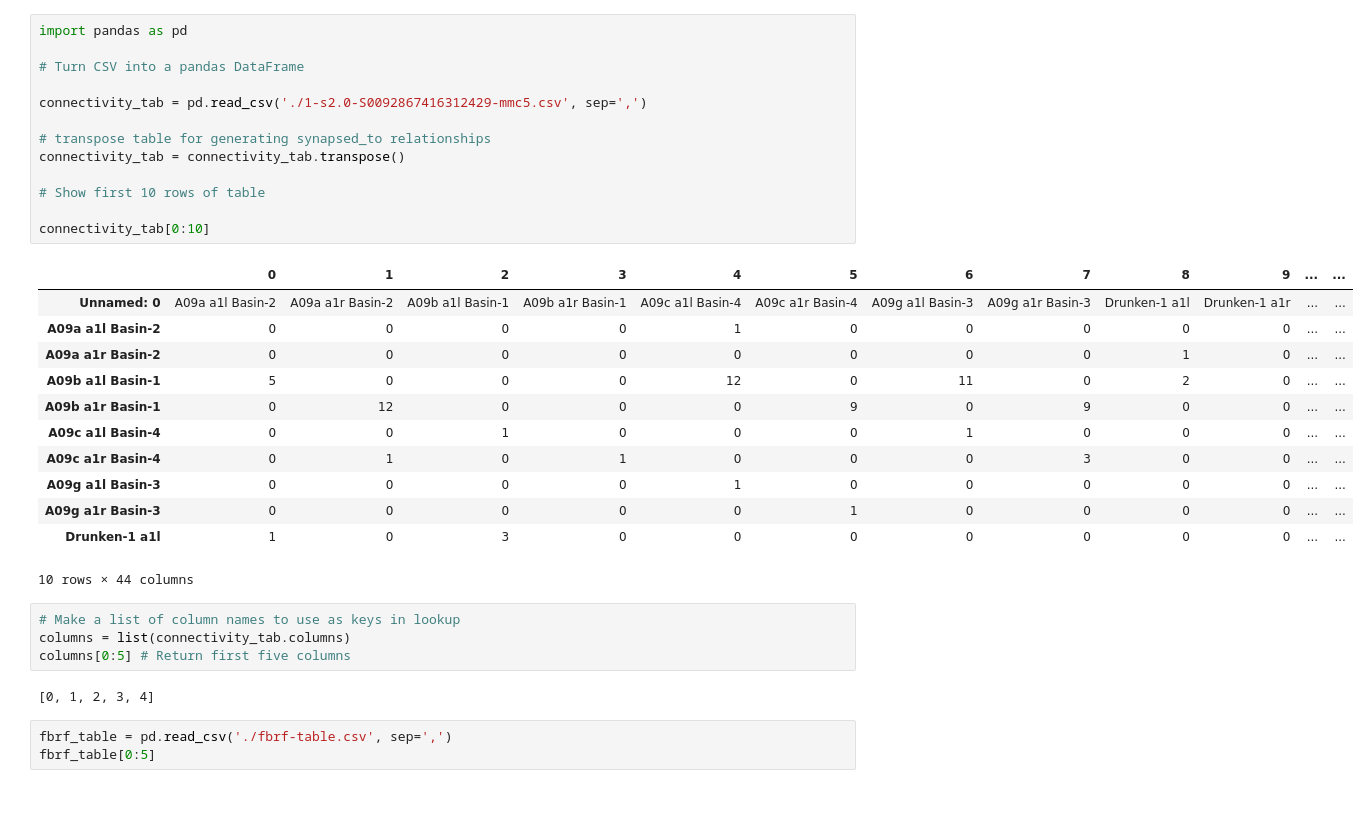
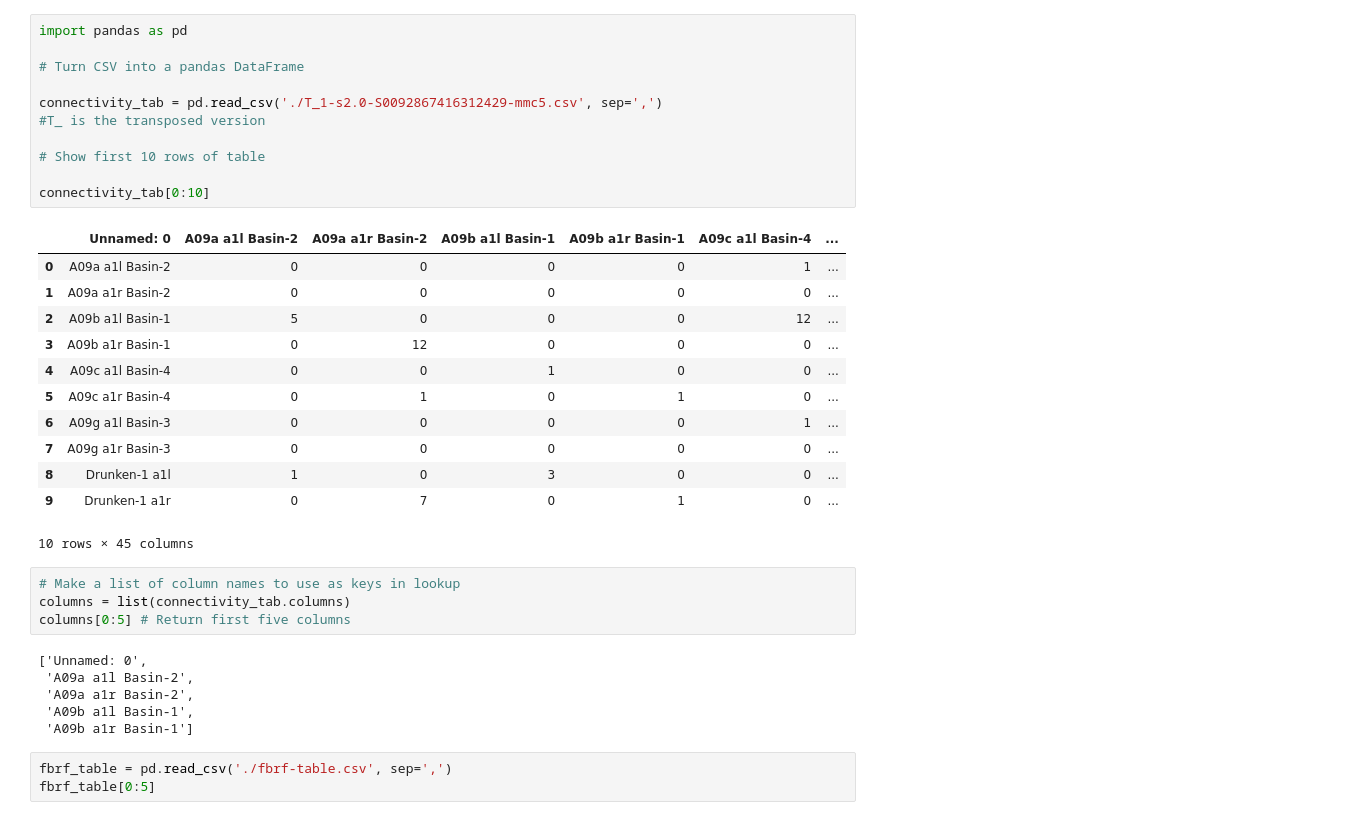
Before and after one commit to FlyBase/drosophila-anatomy-developmental-ontology, a Jupyter notebook: fbbt/src/patterns/robot_template_projects/Jovanovic_circuit/Jovanovic_circuit_template_gen.py.ipynb, the cells around one changed output. Saved outputs shown, nothing was run; the diff lists cells and outputs as text.

Commit message:
synapsed_to and _by relationships merged into fbbt-edit transposed table added edits to template generation code removal of temporary files

```diff
--- a/fbbt/src/patterns/robot_template_projects/Jovanovic_circuit/Jovanovic_circuit_template_gen.py.ipynb
+++ b/fbbt/src/patterns/robot_template_projects/Jovanovic_circuit/Jovanovic_circuit_template_gen.py.ipynb
@@ -1,35 +1,37 @@
 # %%
 import pandas as pd
 
 # Turn CSV into a pandas DataFrame
 
-connectivity_tab = pd.read_csv('./1-s2.0-S0092867416312429-mmc5.csv', sep=',')
-
-# transpose table for generating synapsed_to relationships
-connectivity_tab = connectivity_tab.transpose()
+connectivity_tab = pd.read_csv('./T_1-s2.0-S0092867416312429-mmc5.csv', sep=',')
+#T_ is the transposed version
 
 # Show first 10 rows of table
 
 connectivity_tab[0:10]
 # %% [output]
-|  | 0 | 1 | 2 | 3 | 4 | 5 | 6 | 7 | 8 | 9 | ... | ... |
-| Unnamed: 0 | A09a a1l Basin-2 | A09a a1r Basin-2 | A09b a1l Basin-1 | A09b a1r Basin-1 | A09c a1l Basin-4 | A09c a1r Basin-4 | A09g a1l Basin-3 | A09g a1r Basin-3 | Drunken-1 a1l | Drunken-1 a1r | ... | ... |
-| A09a a1l Basin-2 | 0 | 0 | 0 | 0 | 1 | 0 | 0 | 0 | 0 | 0 | ... | ... |
-| A09a a1r Basin-2 | 0 | 0 | 0 | 0 | 0 | 0 | 0 | 0 | 1 | 0 | ... | ... |
-| A09b a1l Basin-1 | 5 | 0 | 0 | 0 | 12 | 0 | 11 | 0 | 2 | 0 | ... | ... |
-| A09b a1r Basin-1 | 0 | 12 | 0 | 0 | 0 | 9 | 0 | 9 | 0 | 0 | ... | ... |
-| A09c a1l Basin-4 | 0 | 0 | 1 | 0 | 0 | 0 | 1 | 0 | 0 | 0 | ... | ... |
-| A09c a1r Basin-4 | 0 | 1 | 0 | 1 | 0 | 0 | 0 | 3 | 0 | 0 | ... | ... |
-| A09g a1l Basin-3 | 0 | 0 | 0 | 0 | 1 | 0 | 0 | 0 | 0 | 0 | ... | ... |
-| A09g a1r Basin-3 | 0 | 0 | 0 | 0 | 0 | 1 | 0 | 0 | 0 | 0 | ... | ... |
-| Drunken-1 a1l | 1 | 0 | 3 | 0 | 0 | 0 | 0 | 0 | 0 | 0 | ... | ... |
+|  | Unnamed: 0 | A09a a1l Basin-2 | A09a a1r Basin-2 | A09b a1l Basin-1 | A09b a1r Basin-1 | A09c a1l Basin-4 | ... |
+| 0 | A09a a1l Basin-2 | 0 | 0 | 0 | 0 | 1 | ... |
+| 1 | A09a a1r Basin-2 | 0 | 0 | 0 | 0 | 0 | ... |
+| 2 | A09b a1l Basin-1 | 5 | 0 | 0 | 0 | 12 | ... |
+| 3 | A09b a1r Basin-1 | 0 | 12 | 0 | 0 | 0 | ... |
+| 4 | A09c a1l Basin-4 | 0 | 0 | 1 | 0 | 0 | ... |
+| 5 | A09c a1r Basin-4 | 0 | 1 | 0 | 1 | 0 | ... |
+| 6 | A09g a1l Basin-3 | 0 | 0 | 0 | 0 | 1 | ... |
+| 7 | A09g a1r Basin-3 | 0 | 0 | 0 | 0 | 0 | ... |
+| 8 | Drunken-1 a1l | 1 | 0 | 3 | 0 | 0 | ... |
+| 9 | Drunken-1 a1r | 0 | 7 | 0 | 1 | 0 | ... |
-10 rows × 44 columns
+10 rows × 45 columns
 # %%
 # Make a list of column names to use as keys in lookup
 columns = list(connectivity_tab.columns)
 columns[0:5] # Return first five columns
 # %% [output]
-[0, 1, 2, 3, 4]
+['Unnamed: 0',
+ 'A09a a1l Basin-2',
+ 'A09a a1r Basin-2',
+ 'A09b a1l Basin-1',
+ 'A09b a1r Basin-1']
 # %%
 fbrf_table = pd.read_csv('./fbrf-table.csv', sep=',')
 fbrf_table[0:5]
```
Also changed, not shown: parts of 1 cell of this notebook, 5 other files.
